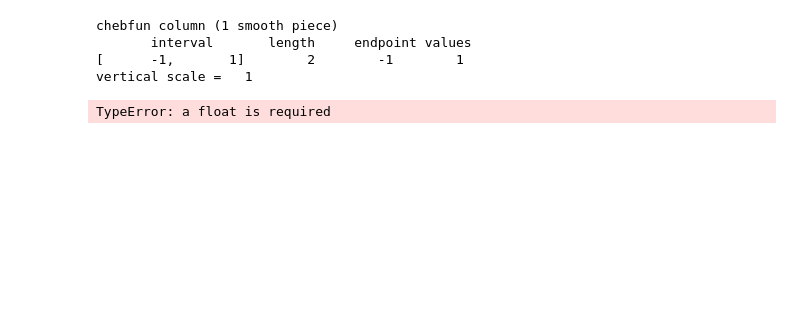
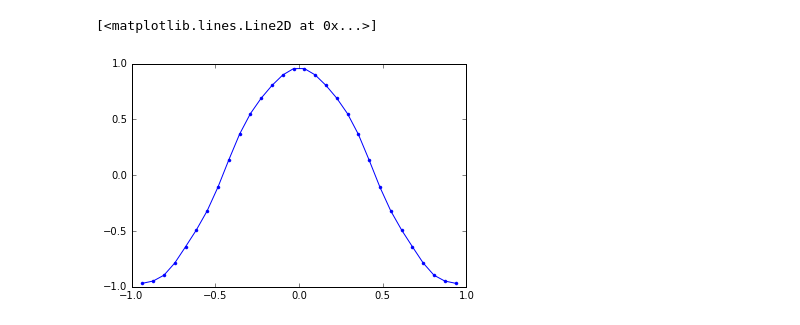
Before and after one commit to alcarney/polynomial_chaos, a Jupyter notebook: src/Untitled1.ipynb, the cells around one changed output. Saved outputs shown, nothing was run; the diff lists cells and outputs as text; code cells hidden in the pictures; blank space fills up the shorter version.

```diff
--- a/src/Untitled1.ipynb
+++ b/src/Untitled1.ipynb
@@ -6,13 +5,36 @@ from math import exp
-# %%
-x = chebfun('x', [-1, 1])
-# %%
-x
-# %% [output]
-chebfun column (1 smooth piece)
-       interval       length     endpoint values
-[      -1,       1]        2        -1        1
-vertical scale =   1
-# %%
-f = exp(x)
-# %% [output]
-TypeError: a float is required
+# %%
+def to_chebfun(xs, fs):
+
+    # How many points?
+    N = len(fs)
+
+    # And the w_j function
+    def w(j):
+        if j == 0 or N:
+            return (-1)**j/2
+        else:
+            return (-1)^j
+
+    # Finally build the interpolating polynomial
+    def p(x):
+        numerator = 0
+        denominator = 0
+
+        for j in range(N):
+            numerator += (w(j)/(x - xs[j]))*fs[j]
+            denominator += (w(j)/(x - xs[j]))
+
+        return numerator / denominator
+
+    return p
+# %%
+FS = [-0.9240, -0.9438, -0.9612, -0.8614, -0.5158, 0.0811, 0.6965, 0.9631, 0.6965, 0.0811, -0.5158, -0.8614, -0.9612, -0.9438, -0.9240]
+XS = [-1.0, -0.9749, -0.9010, -0.7818, -0.6235, -0.4339, -0.2225, 0, 0.2225, 0.43339, 0.6235, 0.7818, 0.9010, 0.9749, 1.0]
+p = to_chebfun(XS, FS)
+# %%
+xs = np.linspace(-1,1,32)
+ys = [p(x) for x in xs]
+plt.plot(xs, ys, '.-')
+# %% [output]
+[<matplotlib.lines.Line2D at 0x...>]
+[figure, added]
```
Also changed, not shown: parts of 9 cells of this notebook, 3 other files.
